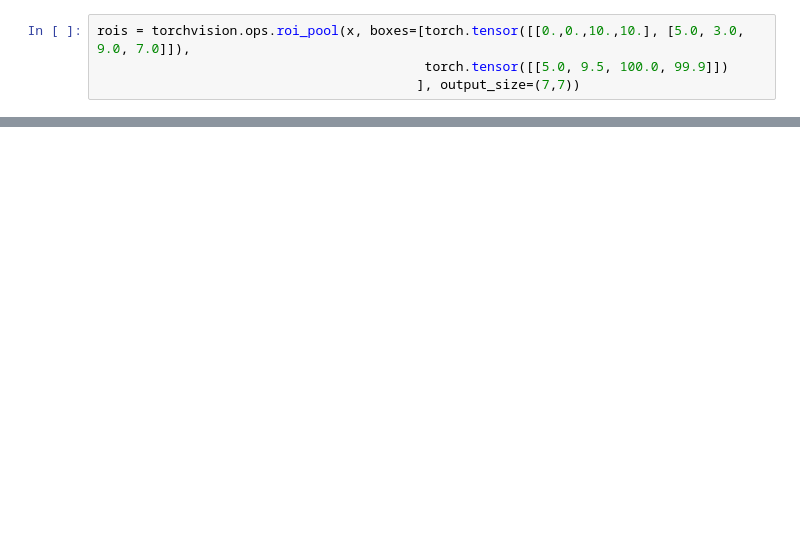
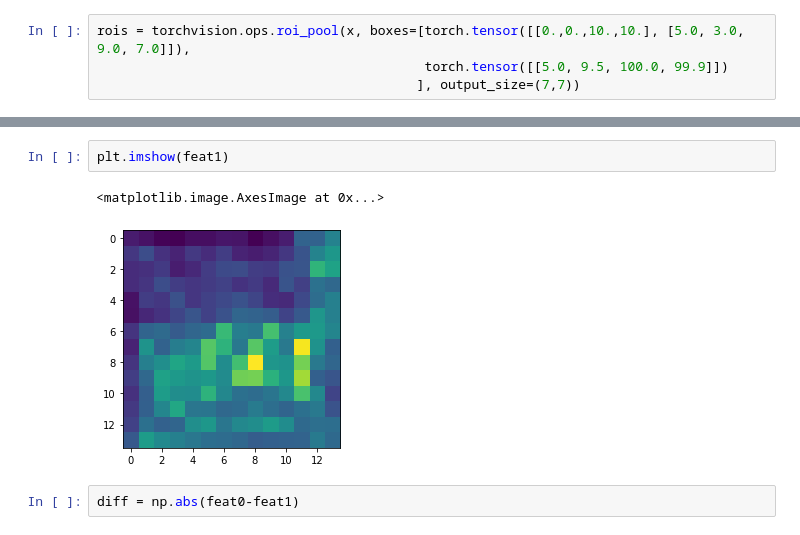
Before and after one commit to youhs4554/gaitanalysis, a Jupyter notebook: playground.ipynb, the cells around one changed output, grey strips where cells are left out. Saved outputs shown, nothing was run; the diff lists cells and outputs as text; blank space fills up the shorter version.

```diff
--- a/playground.ipynb
+++ b/playground.ipynb
@@ -173,0 +182,7 @@ tensor(2.9594)
+# %%
+plt.imshow(feat1)
+# %% [output]
+<matplotlib.image.AxesImage at 0x...>
+[figure, added]
+# %%
+diff = np.abs(feat0-feat1)
```
Also changed, not shown: parts of 26 cells of this notebook, 6 other files.
